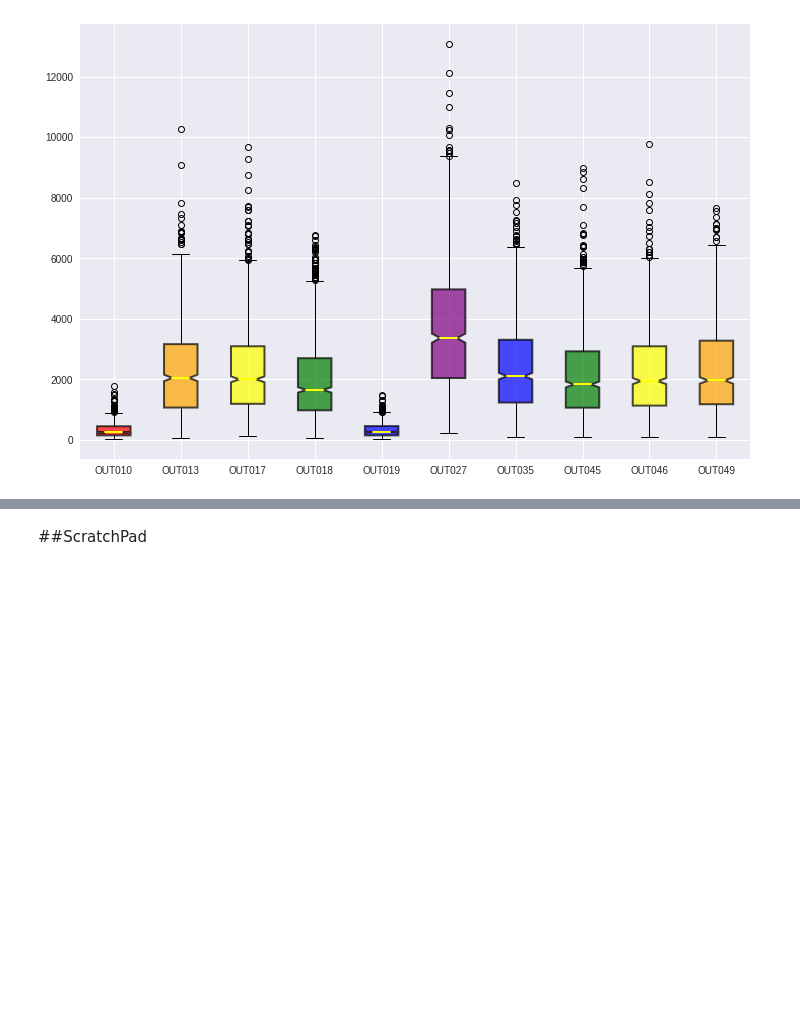
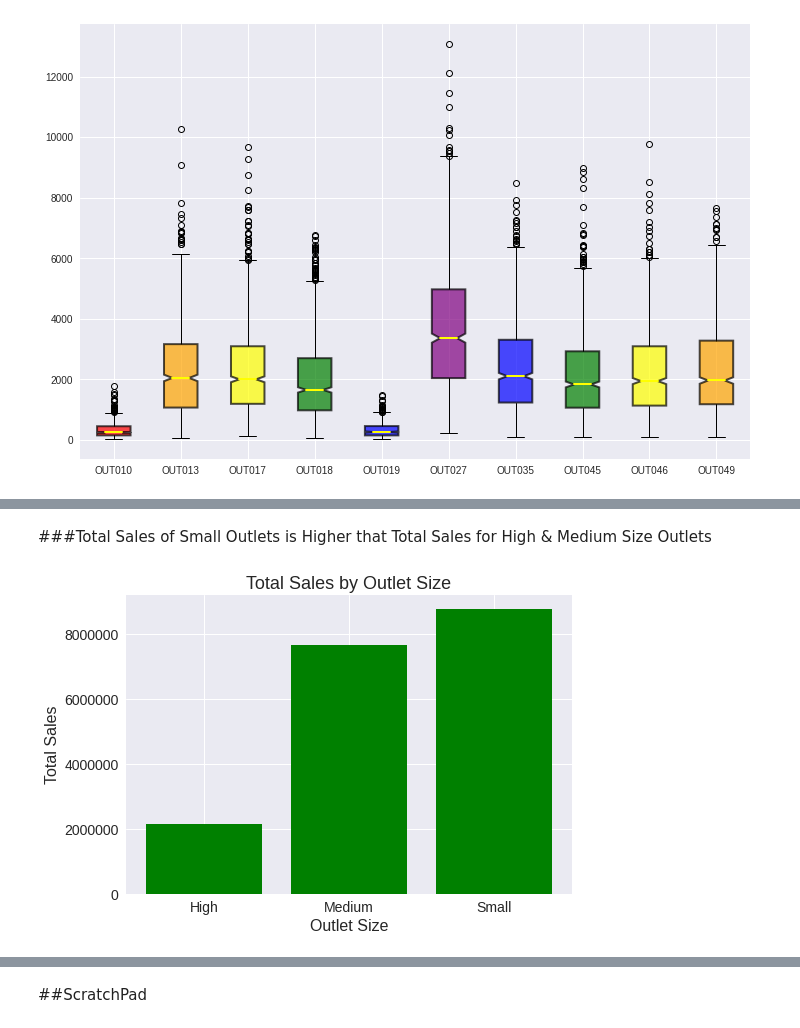
Before and after one commit to mselmasry/Project1_SalesPrediction, a Jupyter notebook: SalesPredictions.ipynb, the cells around one changed output, grey strips where cells are left out. Drawn from its saved outputs; the diff is of its cells as text; code cells hidden in the pictures; blank space fills up the shorter version.

```diff
--- a/SalesPredictions.ipynb
+++ b/SalesPredictions.ipynb
@@ -608,0 +653,14 @@ hardDrinksPlot.set_facecolor('orange');
+# %% [markdown]
+###Total Sales of Small Outlets is Higher that Total Sales for High & Medium Size Outlets
+# %%
+salesBySize = df.groupby(['Outlet_Size'])['Item_Outlet_Sales'].sum().reset_index()
+salesBySize.sort_values('Item_Outlet_Sales')
+plt.bar(salesBySize['Outlet_Size'],salesBySize['Item_Outlet_Sales'], color='green')
+plt.ticklabel_format(style='plain',axis='y')
+plt.xlabel('Outlet Size' , fontsize = 16);
+plt.ylabel('Total Sales' , fontsize = 16);
+plt.title('Total Sales by Outlet Size', fontsize=18);
+plt.xticks(fontsize=14);
+plt.yticks(fontsize=14);
+# %% [output]
+[figure, added]
```
Also changed, not shown: parts of 27 cells of this notebook.
